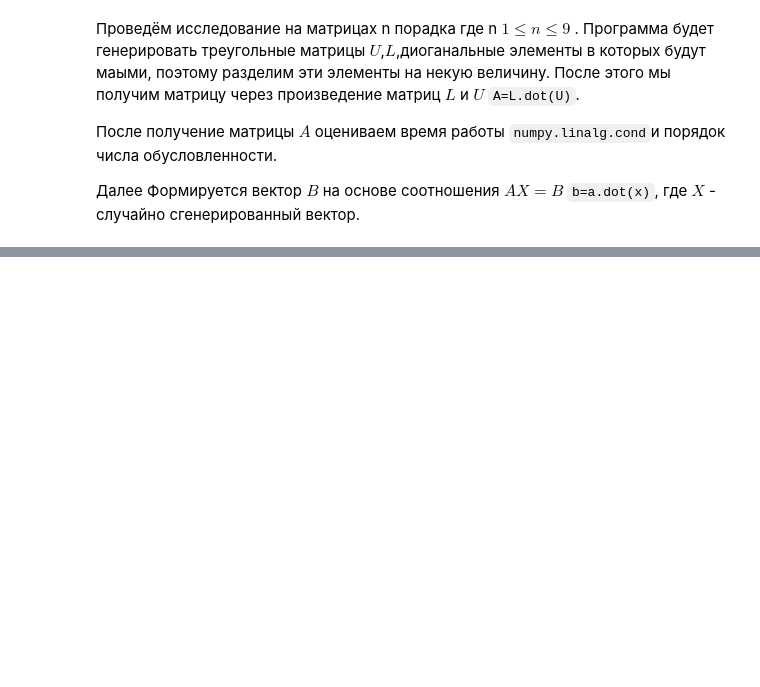
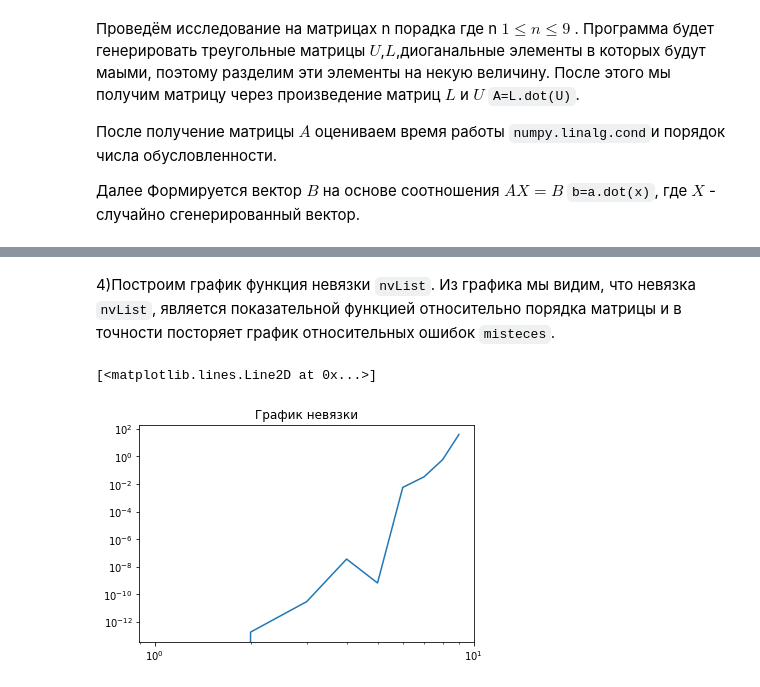
Before and after one commit to Stepa123de/CrmsOnPytHhon, a Jupyter notebook: CKAm.ipynb, the cells around one changed output, grey strips where cells are left out. Saved outputs shown, nothing was run; the diff lists cells and outputs as text; code cells hidden in the pictures; blank space fills up the shorter version.

```diff
--- a/CKAm.ipynb
+++ b/CKAm.ipynb
@@ -109,0 +131,8 @@ Text(0.5, 1.0, 'Condition')
+# %% [markdown]
+4)Построим график функция невязки `nvList`. Из графика мы видим, что невязка `nvList`, является показательной функцией относительно порядка матрицы и в точности посторяет график относительных ошибок `misteces`.
+# %%
+matplotlib.pyplot.title('График невязки')
+matplotlib.pyplot.loglog(Xline, nvList)
+# %% [output]
+[<matplotlib.lines.Line2D at 0x...>]
+[figure, added]
```
Also changed, not shown: parts of 16 cells of this notebook.
